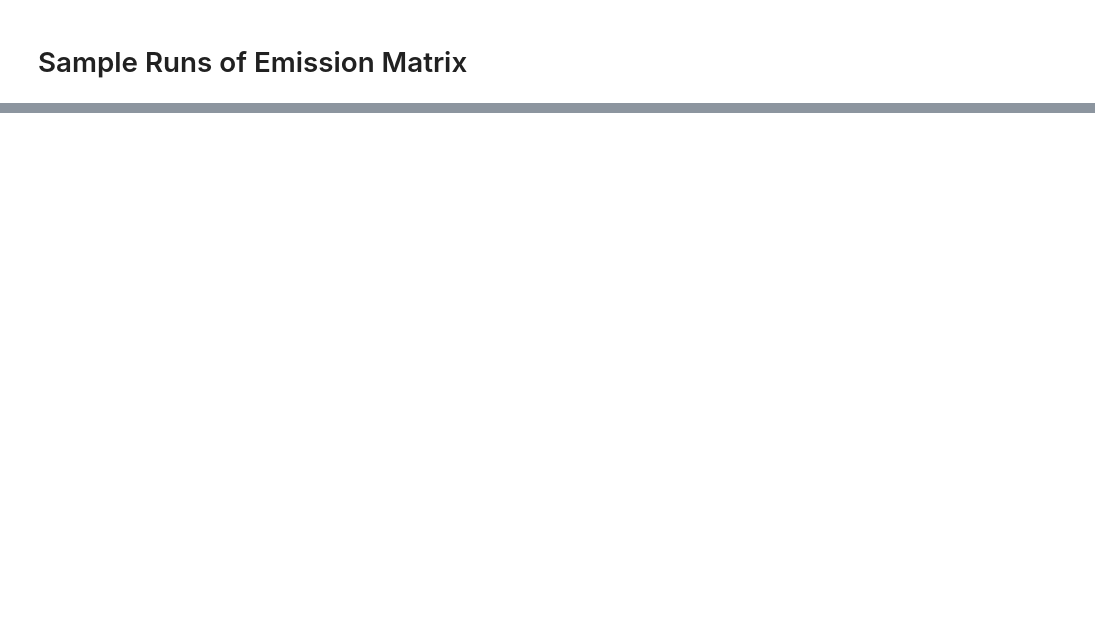
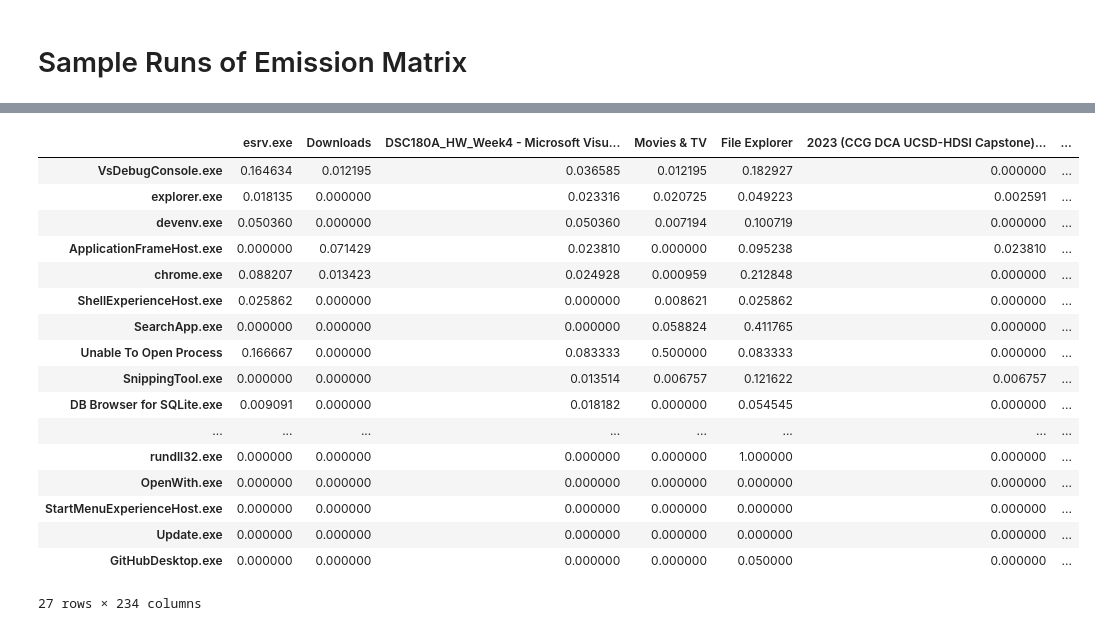
Before and after one commit to miloncl/System-Usage-Analysis, a Jupyter notebook: HMM.ipynb, the cells around one changed output, grey strips where cells are left out. Saved outputs shown, nothing was run; the diff lists cells and outputs as text; code cells hidden in the pictures; blank space fills up the shorter version.

```diff
--- a/HMM.ipynb
+++ b/HMM.ipynb
@@ -243,6 +282,11 @@ def get_clean_data_for_emission(df, date = "2023-01-19", activate_date = False):
 
     return preproc_before_emission(df, date = "2023-01-19", activate_date = False)
 # %%
+# For user 1
+df1_processed = get_clean_data_for_tabs(df1)
+executables1, apps1 = get_clean_data_for_emission(df1_processed, date = "2023-01-19", activate_date = False)
+
+# For user 2
 df2_processed = get_clean_data_for_tabs(df2)
 executables2, apps2 = get_clean_data_for_emission(df2_processed, date = "2023-01-19", activate_date = False)
 # %% [markdown]
@@ -295,0 +345,24 @@ def emission_mt(executables, apps):
+# %%
+emission_prob1, emission_matrix1 = emission_mt(executables1, apps1)
+save_to_file(emission_matrix1, "outputs/HMM/emission_mt_user1", outfile_ext = 'txt')
+# %%
+emission_matrix1
+# %% [output]
+|  | esrv.exe | Downloads | DSC180A_HW_Week4 - Microsoft Visu... | Movies & TV | File Explorer | 2023 (CCG DCA UCSD-HDSI Capstone)... | ... |
+| VsDebugConsole.exe | 0.164634 | 0.012195 | 0.036585 | 0.012195 | 0.182927 | 0.000000 | ... |
+| explorer.exe | 0.018135 | 0.000000 | 0.023316 | 0.020725 | 0.049223 | 0.002591 | ... |
+| devenv.exe | 0.050360 | 0.000000 | 0.050360 | 0.007194 | 0.100719 | 0.000000 | ... |
+| ApplicationFrameHost.exe | 0.000000 | 0.071429 | 0.023810 | 0.000000 | 0.095238 | 0.023810 | ... |
+| chrome.exe | 0.088207 | 0.013423 | 0.024928 | 0.000959 | 0.212848 | 0.000000 | ... |
+| ShellExperienceHost.exe | 0.025862 | 0.000000 | 0.000000 | 0.008621 | 0.025862 | 0.000000 | ... |
+| SearchApp.exe | 0.000000 | 0.000000 | 0.000000 | 0.058824 | 0.411765 | 0.000000 | ... |
+| Unable To Open Process | 0.166667 | 0.000000 | 0.083333 | 0.500000 | 0.083333 | 0.000000 | ... |
+| SnippingTool.exe | 0.000000 | 0.000000 | 0.013514 | 0.006757 | 0.121622 | 0.006757 | ... |
+| DB Browser for SQLite.exe | 0.009091 | 0.000000 | 0.018182 | 0.000000 | 0.054545 | 0.000000 | ... |
+| ... | ... | ... | ... | ... | ... | ... | ... |
+| rundll32.exe | 0.000000 | 0.000000 | 0.000000 | 0.000000 | 1.000000 | 0.000000 | ... |
+| OpenWith.exe | 0.000000 | 0.000000 | 0.000000 | 0.000000 | 0.000000 | 0.000000 | ... |
+| StartMenuExperienceHost.exe | 0.000000 | 0.000000 | 0.000000 | 0.000000 | 0.000000 | 0.000000 | ... |
+| Update.exe | 0.000000 | 0.000000 | 0.000000 | 0.000000 | 0.000000 | 0.000000 | ... |
+| GitHubDesktop.exe | 0.000000 | 0.000000 | 0.000000 | 0.000000 | 0.050000 | 0.000000 | ... |
+27 rows × 234 columns
```
Also changed, not shown: parts of 20 cells of this notebook, 7 other files.
